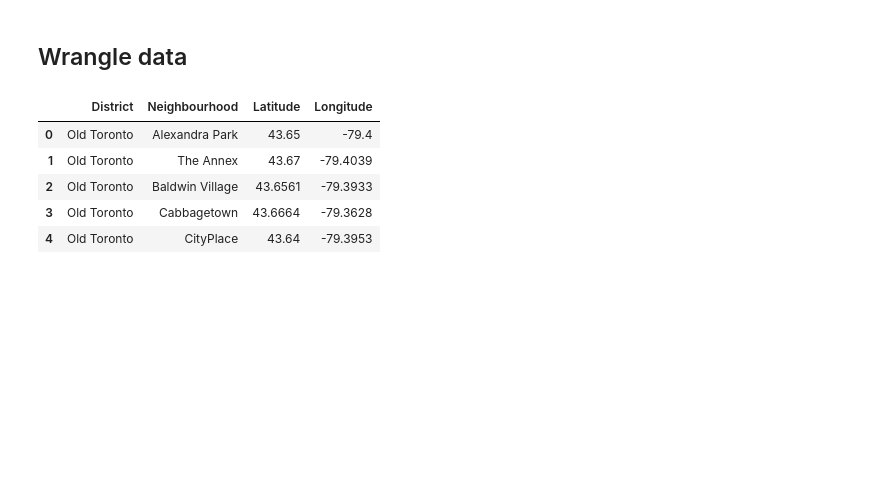
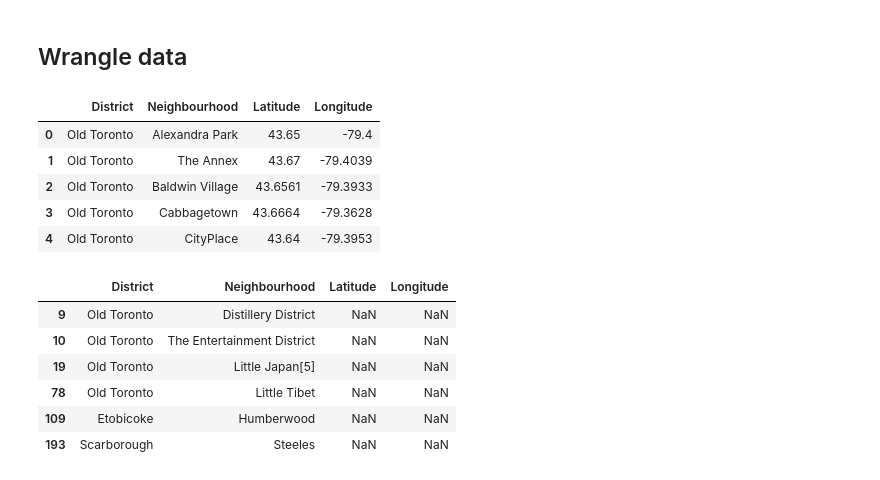
Before and after one commit to dsychin/Coursera_Capstone, a Jupyter notebook: notebook.ipynb, the cells around one changed output. Drawn from its saved outputs; the diff is of its cells as text; code cells hidden in the pictures; blank space fills up the shorter version.

```diff
--- a/notebook.ipynb
+++ b/notebook.ipynb
@@ -191,3 +191,14 @@ df.head()
 | 2 | Old Toronto | Baldwin Village | 43.6561 | -79.3933 |
 | 3 | Old Toronto | Cabbagetown | 43.6664 | -79.3628 |
 | 4 | Old Toronto | CityPlace | 43.64 | -79.3953 |
+# %%
+# Find NaN coordinates
+df[df['Latitude'].isnull()]
+# %% [output]
+|  | District | Neighbourhood | Latitude | Longitude |
+| 9 | Old Toronto | Distillery District | NaN | NaN |
+| 10 | Old Toronto | The Entertainment District | NaN | NaN |
+| 19 | Old Toronto | Little Japan[5] | NaN | NaN |
+| 78 | Old Toronto | Little Tibet | NaN | NaN |
+| 109 | Etobicoke | Humberwood | NaN | NaN |
+| 193 | Scarborough | Steeles | NaN | NaN |
```
Also changed, not shown: parts of 10 cells of this notebook, 1 other file.
